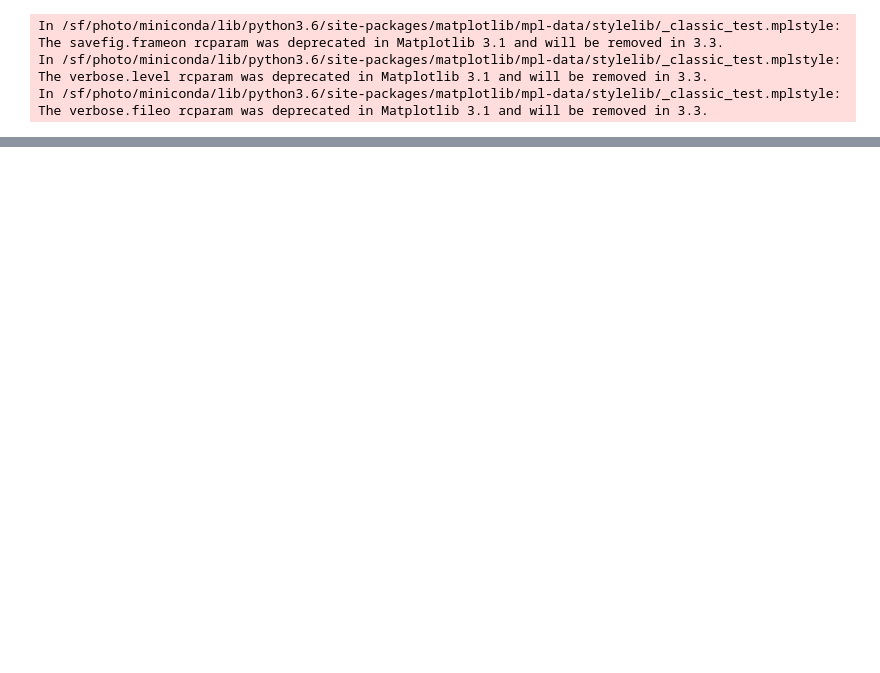
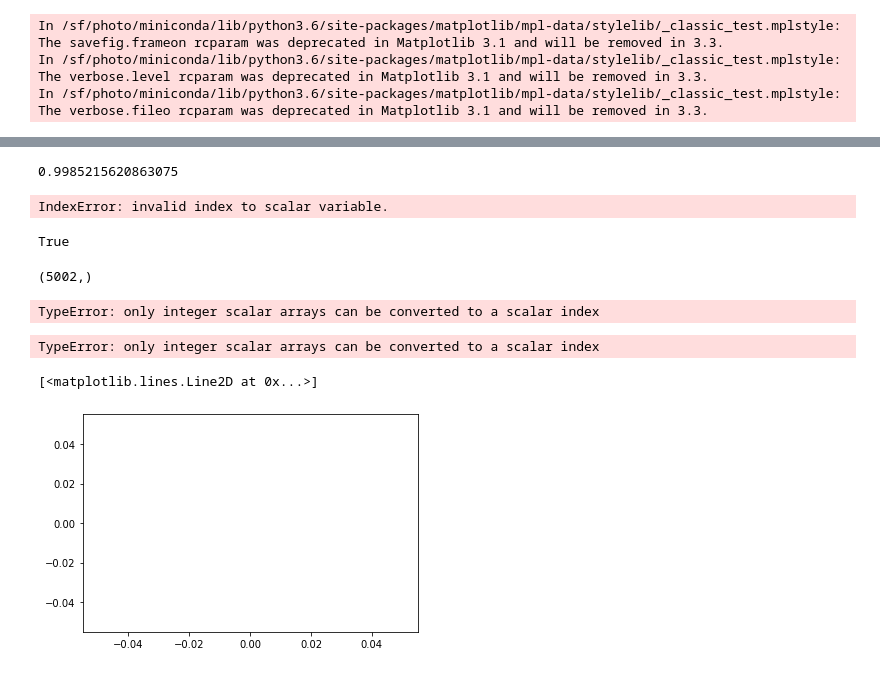
Before and after one commit to arrellc/PhotonDiagPipelines, a Jupyter notebook: SAROP21-ATT/ATT_pipeline_test-Chris.ipynb, the cells around one changed output, grey strips where cells are left out. Cells and saved outputs as stored; diff of their text form; code cells hidden in the pictures; blank space fills up the shorter version.

```diff
--- a/SAROP21-ATT/ATT_pipeline_test-Chris.ipynb
+++ b/SAROP21-ATT/ATT_pipeline_test-Chris.ipynb
@@ -44,0 +106,6 @@ odict_keys(['SAROP21-ATT01:edge_pos', 'SAROP21-ATT01:xcorr', 'SAROP21-ATT01:xcor
+# %%
+for val in signal:
+    print(val[0])
+# %% [output]
+0.9985215620863075
+IndexError: invalid index to scalar variable.
@@ -44,0 +114,4 @@ odict_keys(['SAROP21-ATT01:edge_pos', 'SAROP21-ATT01:xcorr', 'SAROP21-ATT01:xcor
+# %%
+index_data
+# %% [output]
+True
@@ -44,0 +120,18 @@ odict_keys(['SAROP21-ATT01:edge_pos', 'SAROP21-ATT01:xcorr', 'SAROP21-ATT01:xcor
+# %%
+signal_test[index_even].shape
+# %% [output]
+(5002,)
+# %%
+signal[index_even]
+# %% [output]
+TypeError: only integer scalar arrays can be converted to a scalar index
+# %%
+signal_even = signal[index_even]
+# %% [output]
+TypeError: only integer scalar arrays can be converted to a scalar index
+# %%
+plt.figure()
+plt.plot(np.asarray(signal).mean(axis=0))
+# %% [output]
+[<matplotlib.lines.Line2D at 0x...>]
+[figure, added]
```
Also changed, not shown: parts of 14 cells of this notebook, 24 other files.
